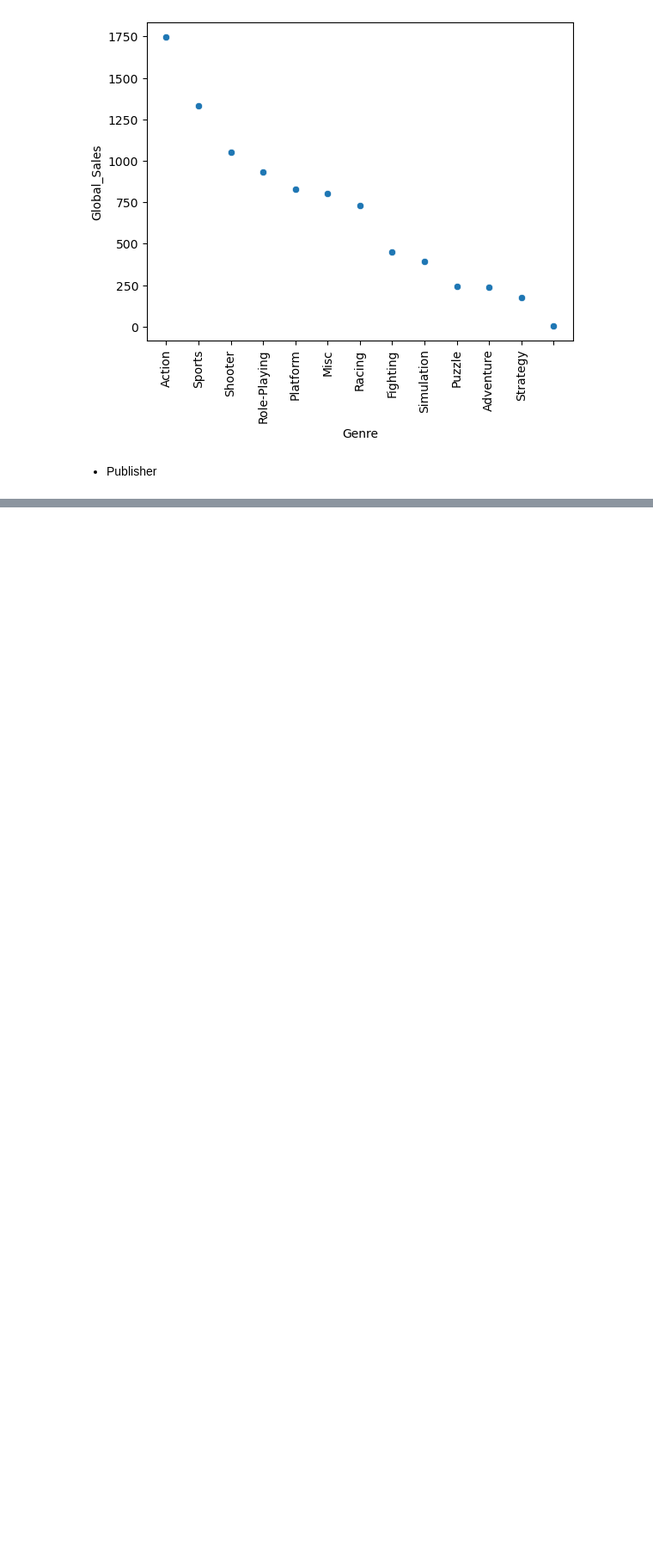
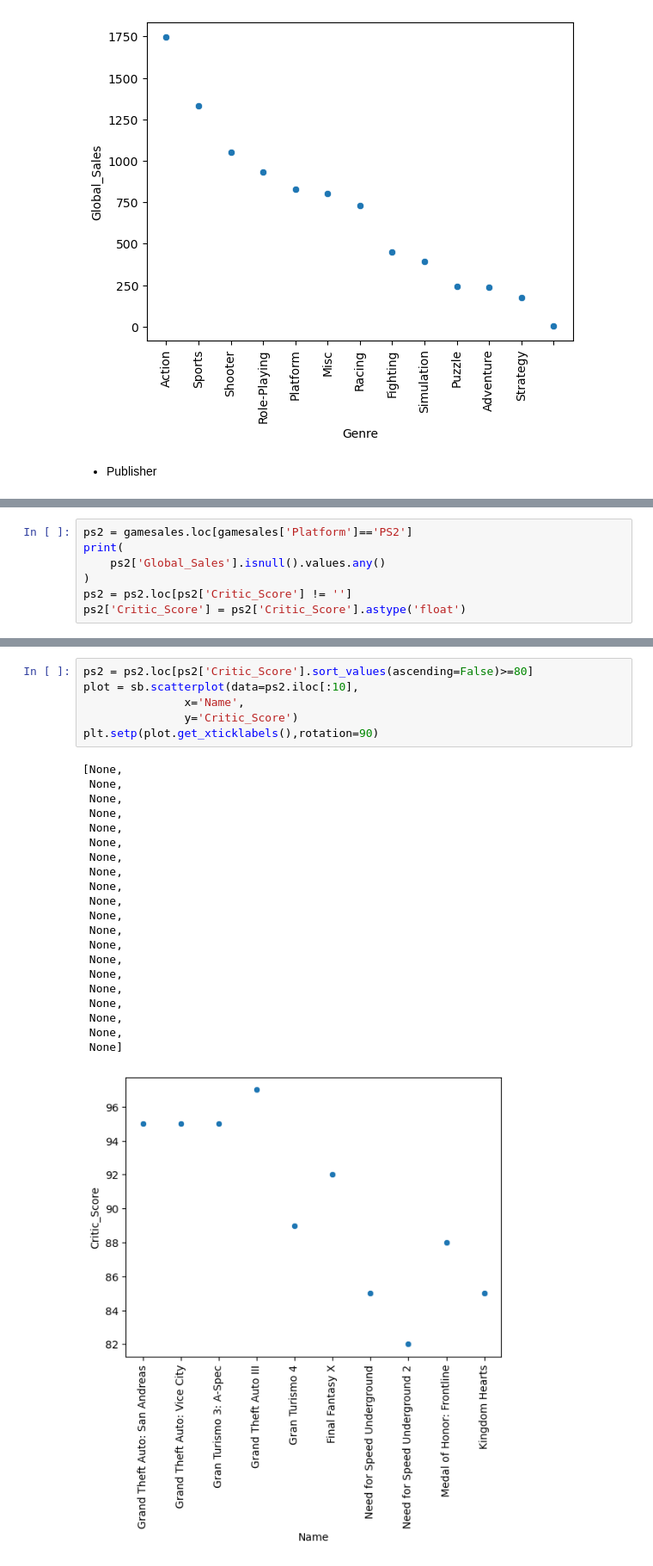
Before and after one commit to cristoforo93/ProyectoFinal, a Jupyter notebook: proyecto.ipynb, the cells around one changed output, grey strips where cells are left out. Shown: that part at 86% size. Drawn from its saved outputs; the diff is of its cells as text; blank space fills up the shorter version.

```diff
--- a/proyecto.ipynb
+++ b/proyecto.ipynb
@@ -411,0 +415,7 @@ See the caveats in the documentation: https://pandas.pydata.org/pandas-docs/stab
+# %%
+ps2 = gamesales.loc[gamesales['Platform']=='PS2']
+print(
+    ps2['Global_Sales'].isnull().values.any()
+)
+ps2 = ps2.loc[ps2['Critic_Score'] != '']
+ps2['Critic_Score'] = ps2['Critic_Score'].astype('float')
@@ -411,0 +426,28 @@ See the caveats in the documentation: https://pandas.pydata.org/pandas-docs/stab
+# %%
+ps2 = ps2.loc[ps2['Critic_Score'].sort_values(ascending=False)>=80]
+plot = sb.scatterplot(data=ps2.iloc[:10],
+               x='Name',
+               y='Critic_Score')
+plt.setp(plot.get_xticklabels(),rotation=90)
+# %% [output]
+[None,
+ None,
+ None,
+ None,
+ None,
+ None,
+ None,
+ None,
+ None,
+ None,
+ None,
+ None,
+ None,
+ None,
+ None,
+ None,
+ None,
+ None,
+ None,
+ None]
+[figure, added]
```
Also changed, not shown: parts of 5 cells of this notebook.
